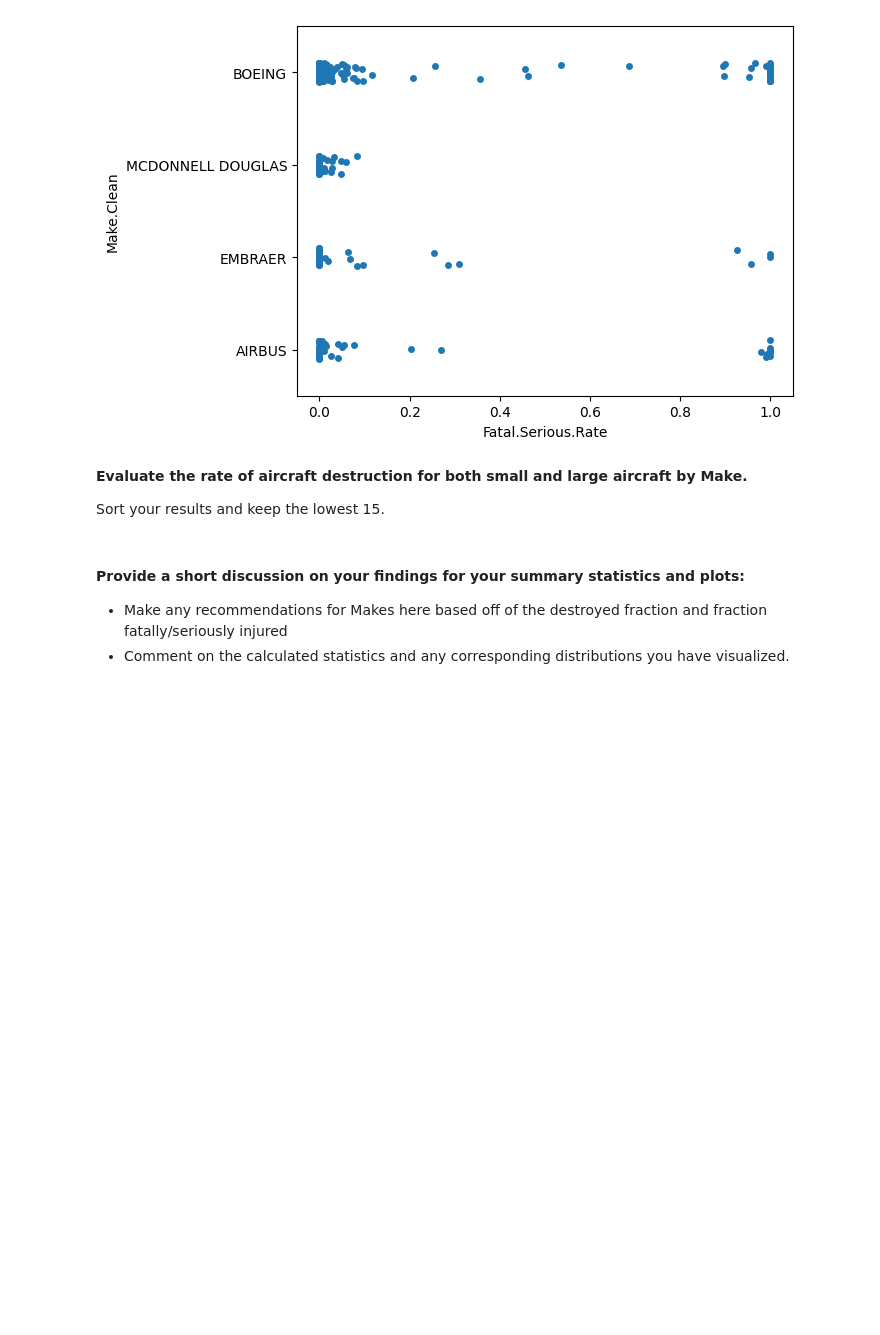
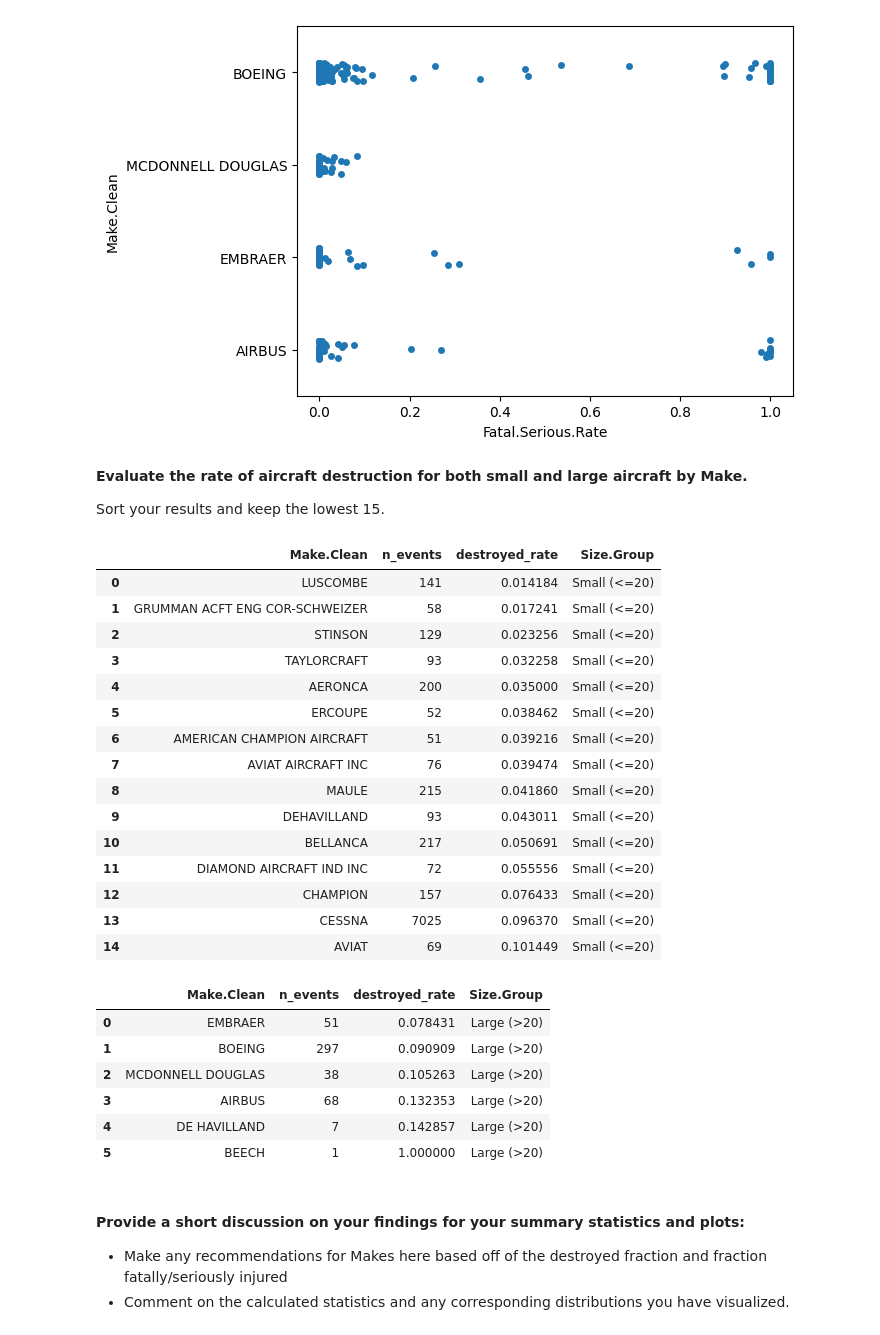
Before and after one commit to drivernf/dsc-course0-m8-lab, a Jupyter notebook: Aviation_Accidents_Data_Analysis.ipynb, the cells around one changed output. Drawn from its saved outputs; the diff is of its cells as text; code cells hidden in the pictures; blank space fills up the shorter version.

```diff
--- a/Aviation_Accidents_Data_Analysis.ipynb
+++ b/Aviation_Accidents_Data_Analysis.ipynb
@@ -134,6 +134,50 @@ sns.stripplot(
 **Evaluate the rate of aircraft destruction for both small and large aircraft by Make.**
 
 Sort your results and keep the lowest 15.
+# %%
+def best_makes_by_destruction(frame, label):
+    out = (
+        frame.groupby("Make.Clean", dropna=True)
+        .agg(
+            n_events=("Event.Id", "count"),
+            destroyed_rate=("Was.Destroyed", "mean")
+        )
+        .sort_values(["destroyed_rate", "n_events"], ascending=[True, False])
+        .head(15)
+        .reset_index()
+    )
+    out["Size.Group"] = label
+    return out
+
+small_destroy_top15 = best_makes_by_destruction(small_df, "Small (<=20)")
+large_destroy_top15 = best_makes_by_destruction(large_df, "Large (>20)")
+
+display(small_destroy_top15)
+display(large_destroy_top15)
+# %% [output]
+|  | Make.Clean | n_events | destroyed_rate | Size.Group |
+| 0 | LUSCOMBE | 141 | 0.014184 | Small (<=20) |
+| 1 | GRUMMAN ACFT ENG COR-SCHWEIZER | 58 | 0.017241 | Small (<=20) |
+| 2 | STINSON | 129 | 0.023256 | Small (<=20) |
+| 3 | TAYLORCRAFT | 93 | 0.032258 | Small (<=20) |
+| 4 | AERONCA | 200 | 0.035000 | Small (<=20) |
+| 5 | ERCOUPE | 52 | 0.038462 | Small (<=20) |
+| 6 | AMERICAN CHAMPION AIRCRAFT | 51 | 0.039216 | Small (<=20) |
+| 7 | AVIAT AIRCRAFT INC | 76 | 0.039474 | Small (<=20) |
+| 8 | MAULE | 215 | 0.041860 | Small (<=20) |
+| 9 | DEHAVILLAND | 93 | 0.043011 | Small (<=20) |
+| 10 | BELLANCA | 217 | 0.050691 | Small (<=20) |
+| 11 | DIAMOND AIRCRAFT IND INC | 72 | 0.055556 | Small (<=20) |
+| 12 | CHAMPION | 157 | 0.076433 | Small (<=20) |
+| 13 | CESSNA | 7025 | 0.096370 | Small (<=20) |
+| 14 | AVIAT | 69 | 0.101449 | Small (<=20) |
+|  | Make.Clean | n_events | destroyed_rate | Size.Group |
+| 0 | EMBRAER | 51 | 0.078431 | Large (>20) |
+| 1 | BOEING | 297 | 0.090909 | Large (>20) |
+| 2 | MCDONNELL DOUGLAS | 38 | 0.105263 | Large (>20) |
+| 3 | AIRBUS | 68 | 0.132353 | Large (>20) |
+| 4 | DE HAVILLAND | 7 | 0.142857 | Large (>20) |
+| 5 | BEECH | 1 | 1.000000 | Large (>20) |
 # %% [markdown]
 #### Provide a short discussion on your findings for your summary statistics and plots:
 - Make any recommendations for Makes here based off of the destroyed fraction and fraction fatally/seriously injured
```
